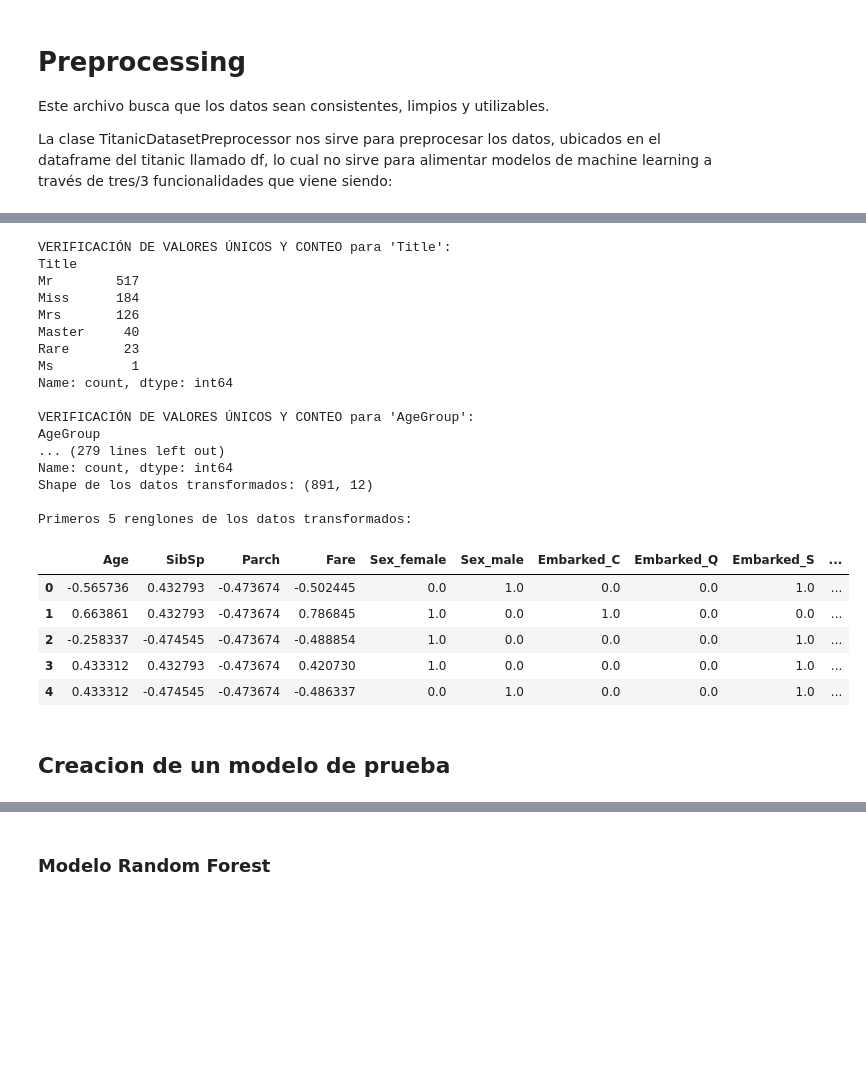
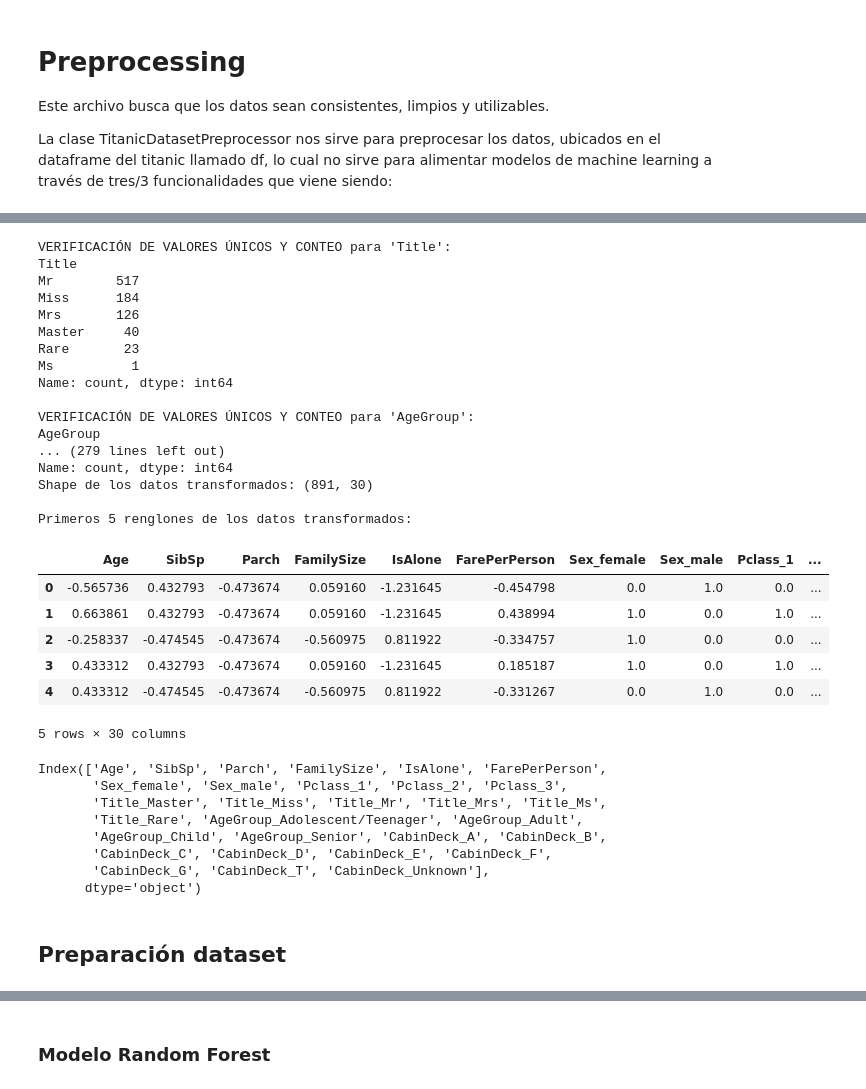
Before and after one commit to Pansocrates03/titanic-ml-project, a Jupyter notebook: notebooks/_01_preprocessing.ipynb, the cells around one changed output, grey strips where cells are left out. Saved outputs shown, nothing was run; the diff lists cells and outputs as text; code cells hidden in the pictures; blank space fills up the shorter version.

```diff
--- a/notebooks/_01_preprocessing.ipynb
+++ b/notebooks/_01_preprocessing.ipynb
@@ -45,8 +48,13 @@ class TitanicDatasetPreprocessor:
         self.output_feature_names_ = None
 
         # Columnas categóricas y numéricas a procesar
-        self.categorical_cols = ['Sex', 'Embarked', 'Pclass']  # ajusta según tus features
-        self.numerical_cols = ['Age', 'SibSp', 'Parch', 'Fare']  # ajusta según tus features
+        self.categorical_cols = [
+            'Sex', 'Pclass',
+            'Title', 'AgeGroup', 'CabinDeck'
+        ]
+        self.numerical_cols = [
+            'Age', 'SibSp', 'Parch', 'FamilySize', 'IsAlone', 'FarePerPerson',
+        ]
 
     def fit(self, X, y=None):
         """
@@ -110,9 +118,7 @@ class TitanicDatasetPreprocessor:
         """
         return self.fit(X, y).transform(X)
 # %%
-#%pip install import-ipynb
-
-%run _02_feature_engineering.ipynb
+%run ./_02_feature_engineering.ipynb
 
 
 # Aplicas todas las funciones al DataFrame original
@@ -130,43 +136,55 @@ df_fe = has_cabin_neighbor_feature(df_fe)
 df_fe = ticket_prefix_feature(df_fe)
 df_fe.head()
 
 # Creamos una instancia de TitanicDatasetPreprocessor y realizamos un fit para los datos
 preprocessor = TitanicDatasetPreprocessor()
-preprocessor.fit(df)
+preprocessor.fit(df_fe)
 
 # Ahora, usamos TitanicDatasetPreprocessor ya con los parametros de transformación para utilizar
 # el metodo de transformación para ver el output del pipeline
-df_transformed_correct = preprocessor.transform(df.copy())
+df_transformed_correct = preprocessor.transform(df_fe.copy())
 
 # Finalmente, desplegamos el shape de los datos transformados y  los primeros cinco renglones
 print("Shape de los datos transformados:", df_transformed_correct.shape)
 print("\nPrimeros 5 renglones de los datos transformados:")
 display(df_transformed_correct.head())
 # %% [output]
 VERIFICACIÓN DE VALORES ÚNICOS Y CONTEO para 'Title':
 Title
 Mr        517
 Miss      184
 Mrs       126
 Master     40
 Rare       23
 Ms          1
 Name: count, dtype: int64
 
 VERIFICACIÓN DE VALORES ÚNICOS Y CONTEO para 'AgeGroup':
 AgeGroup
 ... (279 lines left out)
 Name: count, dtype: int64
-Shape de los datos transformados: (891, 12)
+Shape de los datos transformados: (891, 30)
 
 Primeros 5 renglones de los datos transformados:
-|  | Age | SibSp | Parch | Fare | Sex_female | Sex_male | Embarked_C | Embarked_Q | Embarked_S | ... |
-| 0 | -0.565736 | 0.432793 | -0.473674 | -0.502445 | 0.0 | 1.0 | 0.0 | 0.0 | 1.0 | ... |
-| 1 | 0.663861 | 0.432793 | -0.473674 | 0.786845 | 1.0 | 0.0 | 1.0 | 0.0 | 0.0 | ... |
-| 2 | -0.258337 | -0.474545 | -0.473674 | -0.488854 | 1.0 | 0.0 | 0.0 | 0.0 | 1.0 | ... |
-| 3 | 0.433312 | 0.432793 | -0.473674 | 0.420730 | 1.0 | 0.0 | 0.0 | 0.0 | 1.0 | ... |
-| 4 | 0.433312 | -0.474545 | -0.473674 | -0.486337 | 0.0 | 1.0 | 0.0 | 0.0 | 1.0 | ... |
+|  | Age | SibSp | Parch | FamilySize | IsAlone | FarePerPerson | Sex_female | Sex_male | Pclass_1 | ... |
+| 0 | -0.565736 | 0.432793 | -0.473674 | 0.059160 | -1.231645 | -0.454798 | 0.0 | 1.0 | 0.0 | ... |
+| 1 | 0.663861 | 0.432793 | -0.473674 | 0.059160 | -1.231645 | 0.438994 | 1.0 | 0.0 | 1.0 | ... |
+| 2 | -0.258337 | -0.474545 | -0.473674 | -0.560975 | 0.811922 | -0.334757 | 1.0 | 0.0 | 0.0 | ... |
+| 3 | 0.433312 | 0.432793 | -0.473674 | 0.059160 | -1.231645 | 0.185187 | 1.0 | 0.0 | 1.0 | ... |
+| 4 | 0.433312 | -0.474545 | -0.473674 | -0.560975 | 0.811922 | -0.331267 | 0.0 | 1.0 | 0.0 | ... |
+5 rows × 30 columns
-# %% [markdown]
-## Creacion de un modelo de prueba
+# %%
+df_transformed_correct.columns
+# %% [output]
+Index(['Age', 'SibSp', 'Parch', 'FamilySize', 'IsAlone', 'FarePerPerson',
+       'Sex_female', 'Sex_male', 'Pclass_1', 'Pclass_2', 'Pclass_3',
+       'Title_Master', 'Title_Miss', 'Title_Mr', 'Title_Mrs', 'Title_Ms',
+       'Title_Rare', 'AgeGroup_Adolescent/Teenager', 'AgeGroup_Adult',
+       'AgeGroup_Child', 'AgeGroup_Senior', 'CabinDeck_A', 'CabinDeck_B',
+       'CabinDeck_C', 'CabinDeck_D', 'CabinDeck_E', 'CabinDeck_F',
+       'CabinDeck_G', 'CabinDeck_T', 'CabinDeck_Unknown'],
+      dtype='object')
+# %% [markdown]
+## Preparación dataset
 # %%
 from sklearn.model_selection import train_test_split
```
Also changed, not shown: parts of 53 cells of this notebook, 5 other files.
